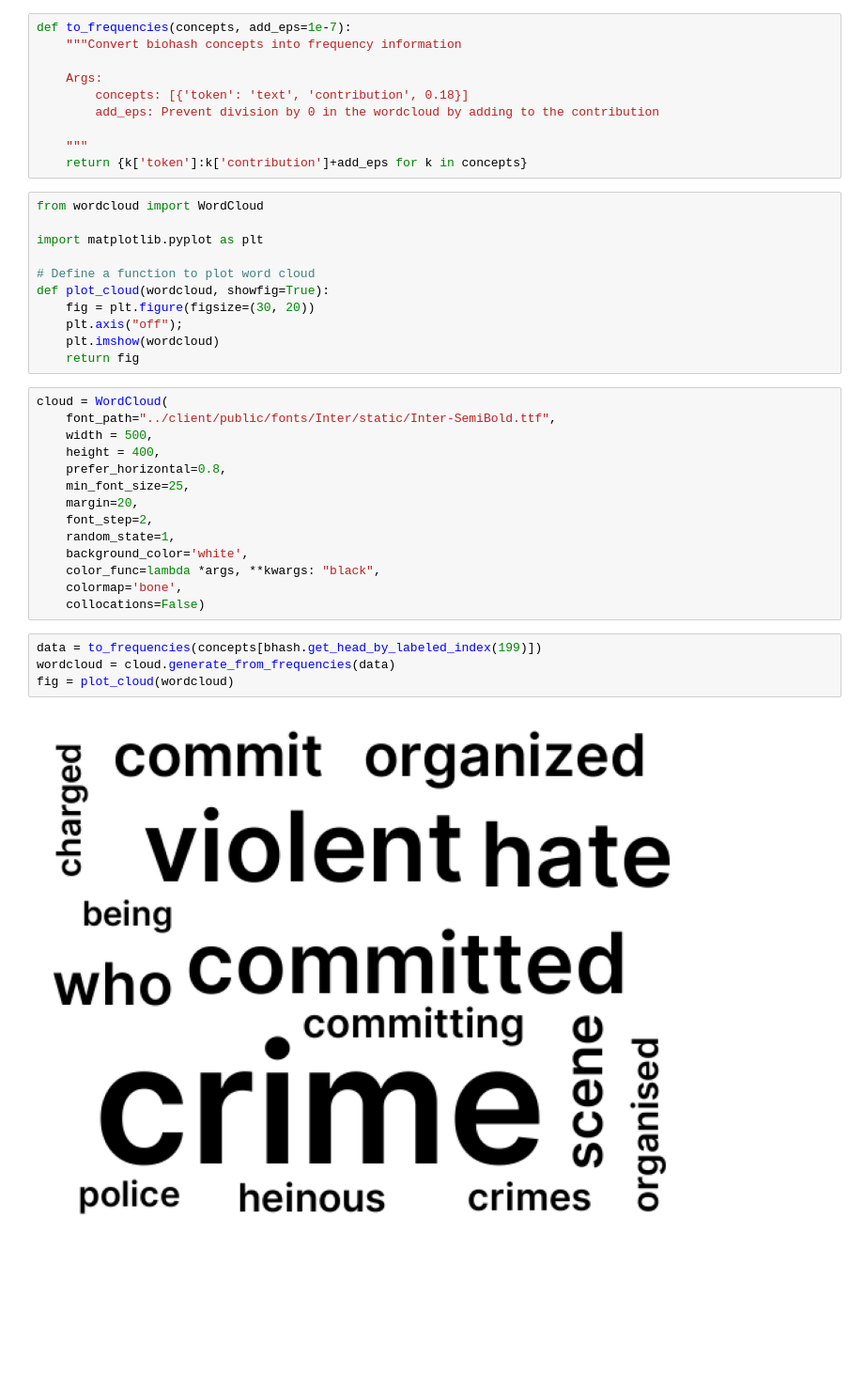
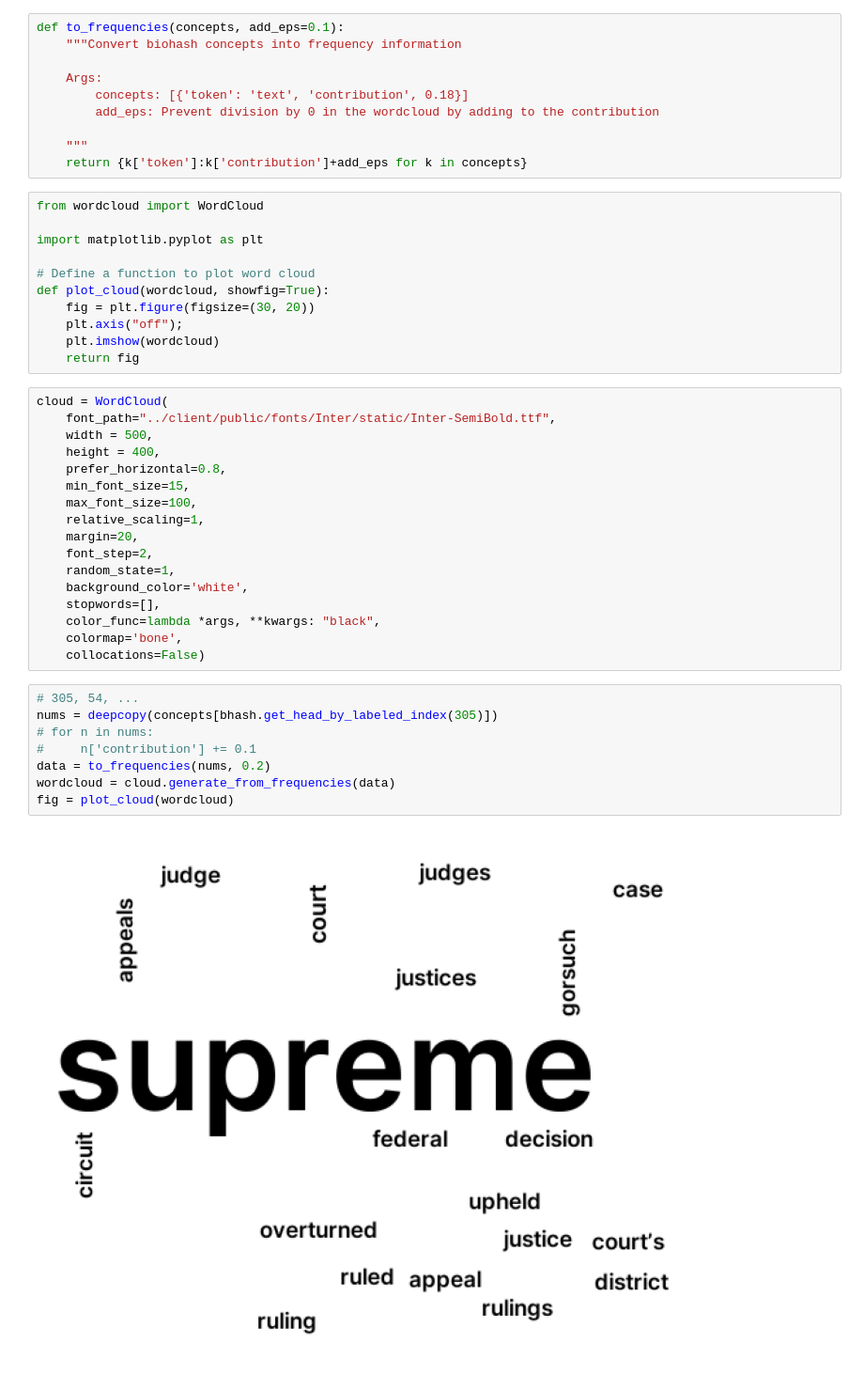
Before and after one commit to bhoov/Flybrain-NLP-Vis, a Jupyter notebook: notebooks/00_Generating Static Wordclouds.ipynb, the cells around one changed output. Shown at 94% size. Saved outputs shown, nothing was run; the diff lists cells and outputs as text; blank space fills up the shorter version.

```diff
--- a/notebooks/00_Generating Static Wordclouds.ipynb
+++ b/notebooks/00_Generating Static Wordclouds.ipynb
@@ -27,7 +24,7 @@ The first, from https://towardsdatascience.com/simple-wordcloud-in-python-2ae54a
 # %% [markdown]
 We need to convert our frequency information for each memory into a format WordCloud can use
 # %%
-def to_frequencies(concepts, add_eps=1e-7):
+def to_frequencies(concepts, add_eps=0.1):
     """Convert biohash concepts into frequency information
 
     Args:
@@ -53,20 +50,27 @@ cloud = WordCloud(
     width = 500,
     height = 400,
     prefer_horizontal=0.8,
-    min_font_size=25,
+    min_font_size=15,
+    max_font_size=100,
+    relative_scaling=1,
     margin=20,
     font_step=2,
     random_state=1,
     background_color='white',
+    stopwords=[],
     color_func=lambda *args, **kwargs: "black",
     colormap='bone',
     collocations=False)
 # %%
-data = to_frequencies(concepts[bhash.get_head_by_labeled_index(199)])
+# 305, 54, ...
+nums = deepcopy(concepts[bhash.get_head_by_labeled_index(305)])
+# for n in nums:
+#     n['contribution'] += 0.1
+data = to_frequencies(nums, 0.2)
 wordcloud = cloud.generate_from_frequencies(data)
 fig = plot_cloud(wordcloud)
 # %% [output]
-[figure, old version]
+[figure, new version]
 # %%
 result_path = pf.CLIENT / "public/wordclouds"
 force_redo = True
```
Also changed, not shown: parts of 3 cells of this notebook, 7 other files.
